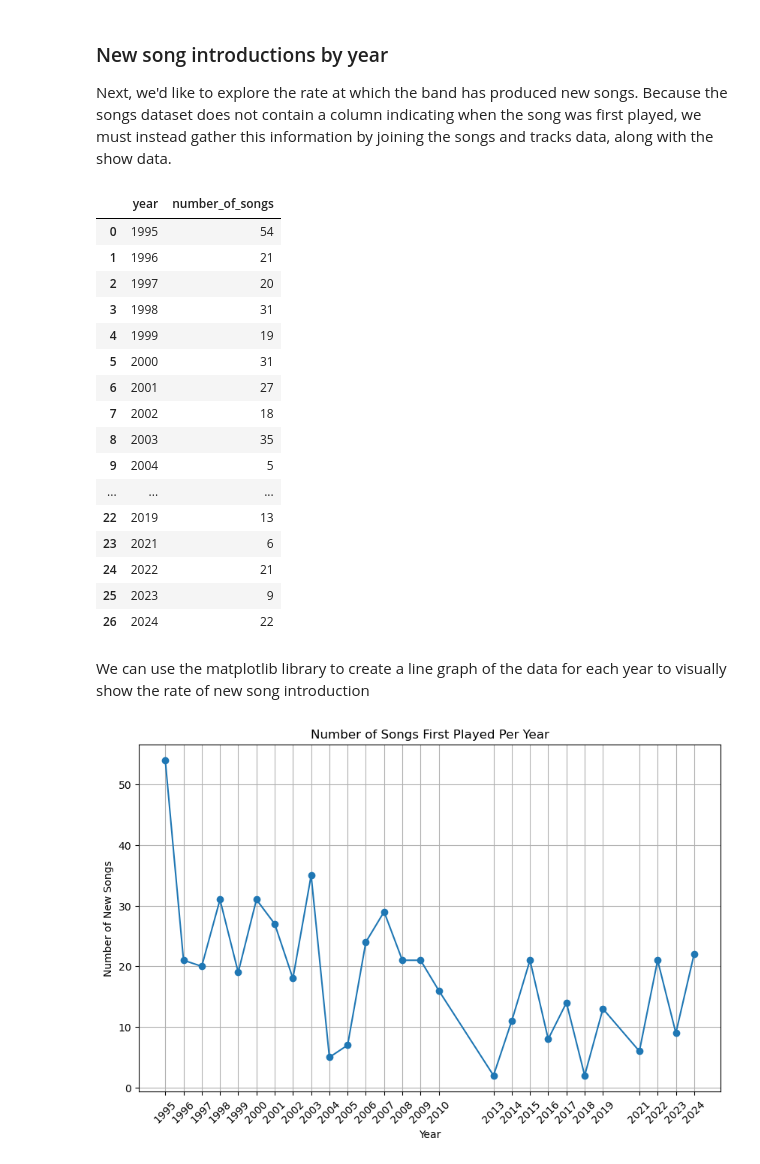
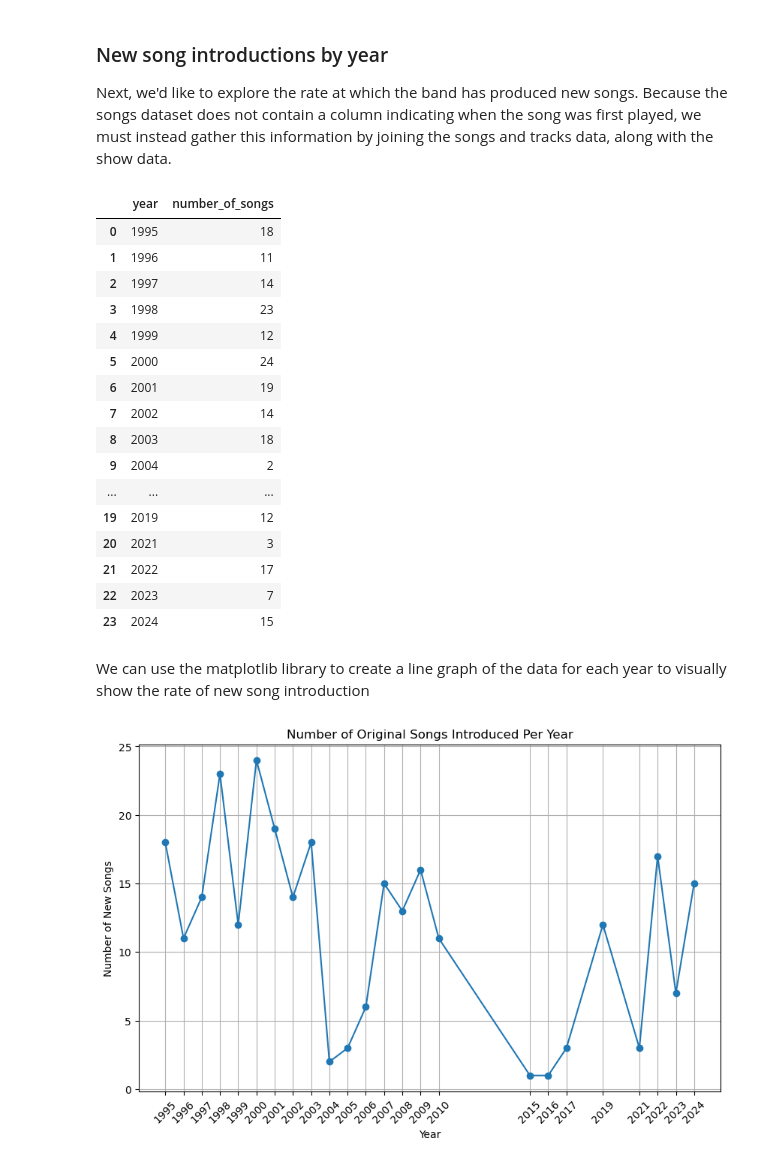
Before and after one commit to moracca/CM2015PWDMidterm, a Jupyter notebook: notebook.ipynb, the cells around one changed output. Cells and saved outputs as stored; diff of their text form; code cells hidden in the pictures.

Commit message:
more analysis, mostly complete

```diff
--- a/notebook.ipynb
+++ b/notebook.ipynb
@@ -233,17 +565,11 @@ most_common_transitions
 ### New song introductions by year
 Next, we'd like to explore the rate at which the band has produced new songs.  Because the songs dataset does not contain a column indicating when the song was first played, we must instead gather this information by joining the songs and tracks data, along with the show data.
 # %%
-# Ensure the 'date' column in shows_df is a datetime type
-shows_df['date'] = pd.to_datetime(shows_df['date'], errors='coerce')
-
-# Extract the year from the show date
-shows_df['year'] = shows_df['date'].dt.year
-
 # Merge tracks with shows to get the date and year of each track's performance
 tracks_shows_merged = tracks_df.merge(shows_df, left_on='show_id', right_on='id', how='inner')
 
-# Merge the resulting DataFrame with songs to get the song titles and IDs
-complete_data = tracks_shows_merged.merge(songs_df, left_on='song_id', right_on='id', how='inner')
+# Merge the resulting DataFrame with songs to get the song titles and IDs.  We only care about original songs for this analysis
+complete_data = tracks_shows_merged.merge(original_songs_df, left_on='song_id', right_on='id', how='inner')
 
 # Find the first year each song was played by grouping by song and finding the earliest year
 songs_first_played_year = (
@@ -262,37 +588,34 @@ songs_first_played_counts = (
 songs_first_played_counts
 # %% [output]
 |  | year | number_of_songs |
-| 0 | 1995 | 54 |
-| 1 | 1996 | 21 |
-| 2 | 1997 | 20 |
-| 3 | 1998 | 31 |
-| 4 | 1999 | 19 |
-| 5 | 2000 | 31 |
-| 6 | 2001 | 27 |
-| 7 | 2002 | 18 |
-| 8 | 2003 | 35 |
-| 9 | 2004 | 5 |
+| 0 | 1995 | 18 |
+| 1 | 1996 | 11 |
+| 2 | 1997 | 14 |
+| 3 | 1998 | 23 |
+| 4 | 1999 | 12 |
+| 5 | 2000 | 24 |
+| 6 | 2001 | 19 |
+| 7 | 2002 | 14 |
+| 8 | 2003 | 18 |
+| 9 | 2004 | 2 |
 | ... | ... | ... |
-| 22 | 2019 | 13 |
-| 23 | 2021 | 6 |
-| 24 | 2022 | 21 |
-| 25 | 2023 | 9 |
-| 26 | 2024 | 22 |
+| 19 | 2019 | 12 |
+| 20 | 2021 | 3 |
+| 21 | 2022 | 17 |
+| 22 | 2023 | 7 |
+| 23 | 2024 | 15 |
 # %% [markdown]
 We can use the matplotlib library to create a line graph of the data for each year to visually show the rate of new song introduction
 # %%
-# import the matplotlib library to create the line graph
-import matplotlib.pyplot as plot
-
 # Create a line graph for the number of songs first played each year
 plot.figure(figsize=(10, 6))
 plot.plot(songs_first_played_counts['year'], songs_first_played_counts['number_of_songs'], marker='o', linestyle='-')
-plot.title('Number of Songs First Played Per Year')
+plot.title('Number of Original Songs Introduced Per Year')
 plot.xlabel('Year')
 plot.ylabel('Number of New Songs')
 plot.xticks(ticks=songs_first_played_counts['year'], labels=songs_first_played_counts['year'], rotation=45)  # Set all years as labels
 plot.grid(True)
 plot.show()
 # %% [output]
-[figure, old version]
+[figure, new version]
 # %% [markdown]
```
Also changed, not shown: parts of 39 cells of this notebook, 2 other files.
